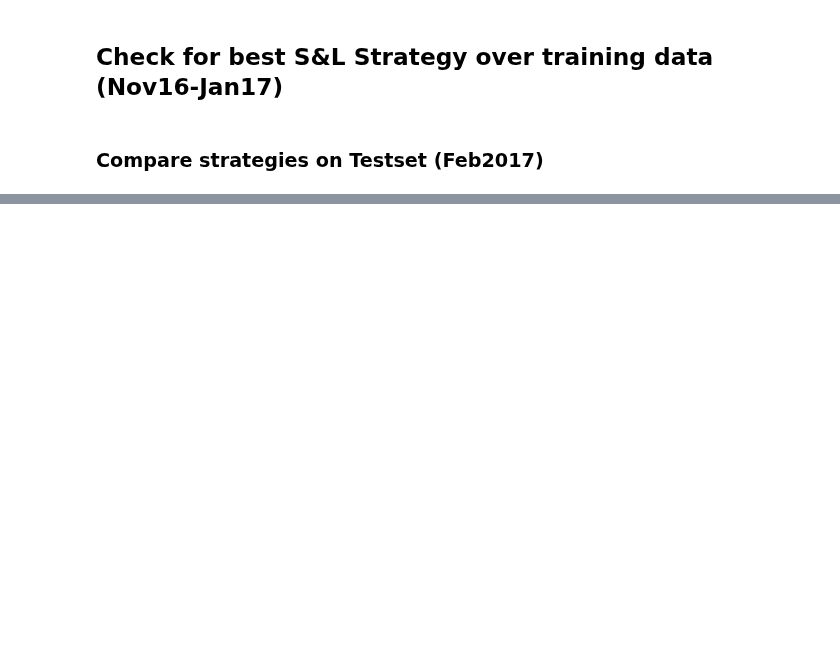
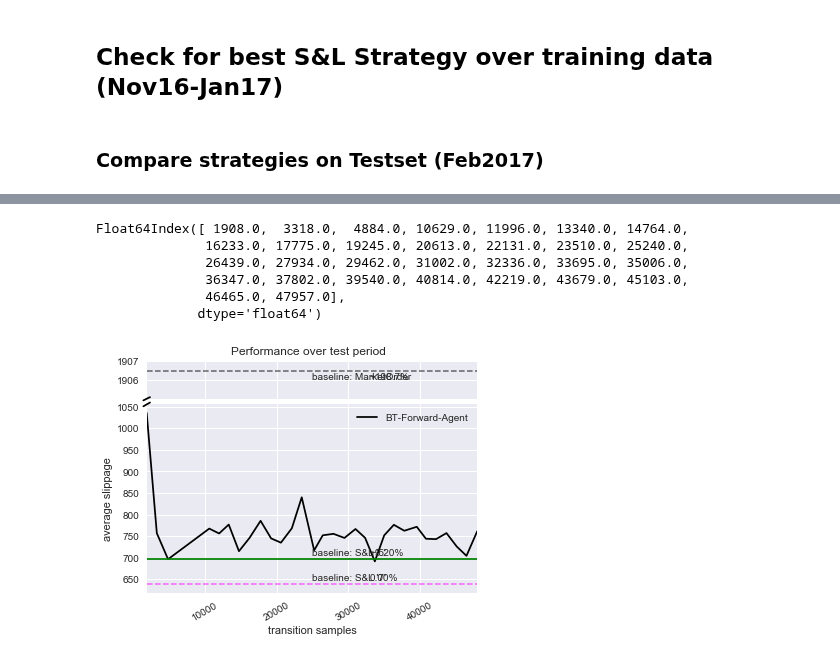
Before and after one commit to axelperschmann/orderbook_agent, a Jupyter notebook: orderbook_agent/notebooks/5_evaluate_strategies.ipynb, the cells around one changed output, grey strips where cells are left out. Drawn from its saved outputs; the diff is of its cells as text; code cells hidden in the pictures; blank space fills up the shorter version.

```diff
--- a/orderbook_agent/notebooks/5_evaluate_strategies.ipynb
+++ b/orderbook_agent/notebooks/5_evaluate_strategies.ipynb
@@ -491,0 +502,67 @@ print("Minimal costs reached by S&L strategy: '{}': {:1.4f}".format(mean.argmin(
+# %%
+slippage = pd.read_csv('slippage_USDTETH_shuffle.csv', index_col=0)
+slippage = slippage.iloc[:,:30]
+
+slippage.columns = [col[24:] for col in slippage.columns]
+slippage.columns = [float(col) for col in slippage.columns[:]]
+
+slippage = slippage[sorted(slippage.columns)]
+print(slippage.columns)
+
+f,(ax1,ax2) = plt.subplots(2,1,sharex=True, facecolor='w', gridspec_kw = {'height_ratios':[1, 5]})
+slippage.mean().plot(rot=30, label='BT-Forward-Agent', color='black')
+
+
+plt.ylabel("average slippage")
+plt.xlabel("transition samples")
+
+ax1.axhline(1906.48, alpha=0.5, linestyle='--', color='black')
+ax2.axhline(696.97 , alpha=1,  color='green')
+ax2.axhline(638.27, alpha=0.5, linestyle='--', color='magenta')
+# ax2.axhline(147.86, alpha=0.5, linestyle='--', color='blue')
+# ax2.axhline(143.24, alpha=0.5, linestyle='--', color='purple')
+# ax2.axhline(139.87, alpha=0.5, linestyle='--', color='red')
+# ax2.axhline(147.41, alpha=0.5, linestyle='--', color='orange')
+# ax2.axhline(137.23, alpha=0.5, linestyle='--', color='black')
+#
+offset = 25000
+offset2 = 33000
+ax2.text(s="baseline: S&L '5'", x=offset, y=705)
+ax2.text(s="+9.20%", x=offset2, y=705)
+ax2.text(s="baseline: S&L '7'", x=offset, y=647)
+ax2.text(s="0.00%", x=offset2, y=647)
+
+ax1.text(s="baseline: MarketOrder", x=offset, y=1906)
+ax1.text(s="+198.7%", x=offset2, y=1906)
+# ax2.text(s="BT-Forward", x=258000, y=135.5)
+# ax2.text(s="-11.41%", x=300000, y=137.5)
+plt.legend()
+
+ax1.set_ylim((1905, 1907))
+
+d = .01 # how big to make the diagonal lines in axes coordinates
+# arguments to pass plot, just so we don't keep repeating them
+kwargs = dict(transform=ax2.transAxes, color='k', clip_on=False)
+#ax2.plot((-d,+d), (-d,+d), **kwargs)
+ax2.plot((-d,+d),(1-d,1+d), **kwargs)
+
+kwargs.update(transform=ax1.transAxes)  # switch to the bottom axes
+#ax1.plot((-d,+d), (1-d,1+d), **kwargs)
+ax1.plot((-d,+d), (-4.3*d,+4.3*d), **kwargs)
+#plt.title("x")
+f.suptitle("Performance over test period")
+plt.subplots_adjust(hspace = .05)
+
+ax1.set_yticklabels(["", 1906, 1907])
+plt.subplots_adjust(top=0.93)
+plt.subplots_adjust(right=0.89)
+plt.savefig("BT_Forward_Performance_USDTETH.pdf")
+plt.show()
+# %% [output]
+Float64Index([ 1908.0,  3318.0,  4884.0, 10629.0, 11996.0, 13340.0, 14764.0,
+              16233.0, 17775.0, 19245.0, 20613.0, 22131.0, 23510.0, 25240.0,
+              26439.0, 27934.0, 29462.0, 31002.0, 32336.0, 33695.0, 35006.0,
+              36347.0, 37802.0, 39540.0, 40814.0, 42219.0, 43679.0, 45103.0,
+              46465.0, 47957.0],
+             dtype='float64')
+[figure, added]
```
Also changed, not shown: parts of 60 cells of this notebook, 4 other files.
